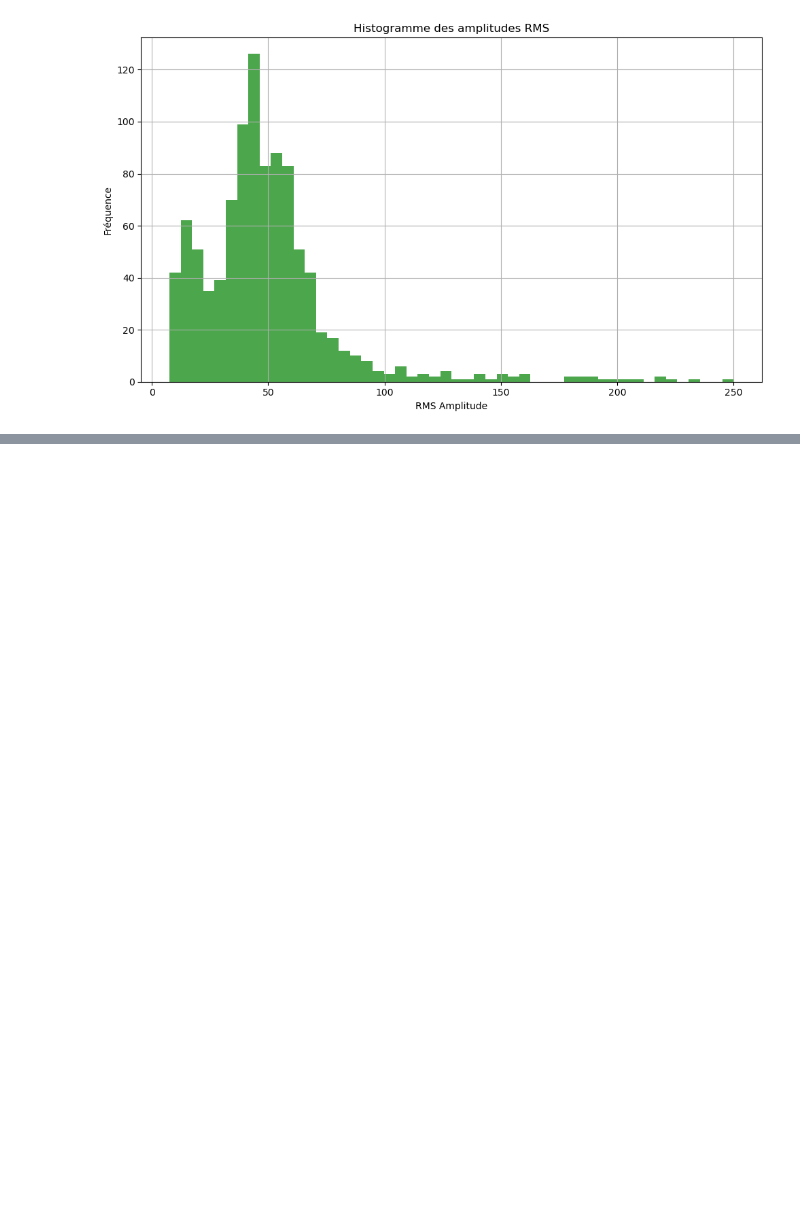
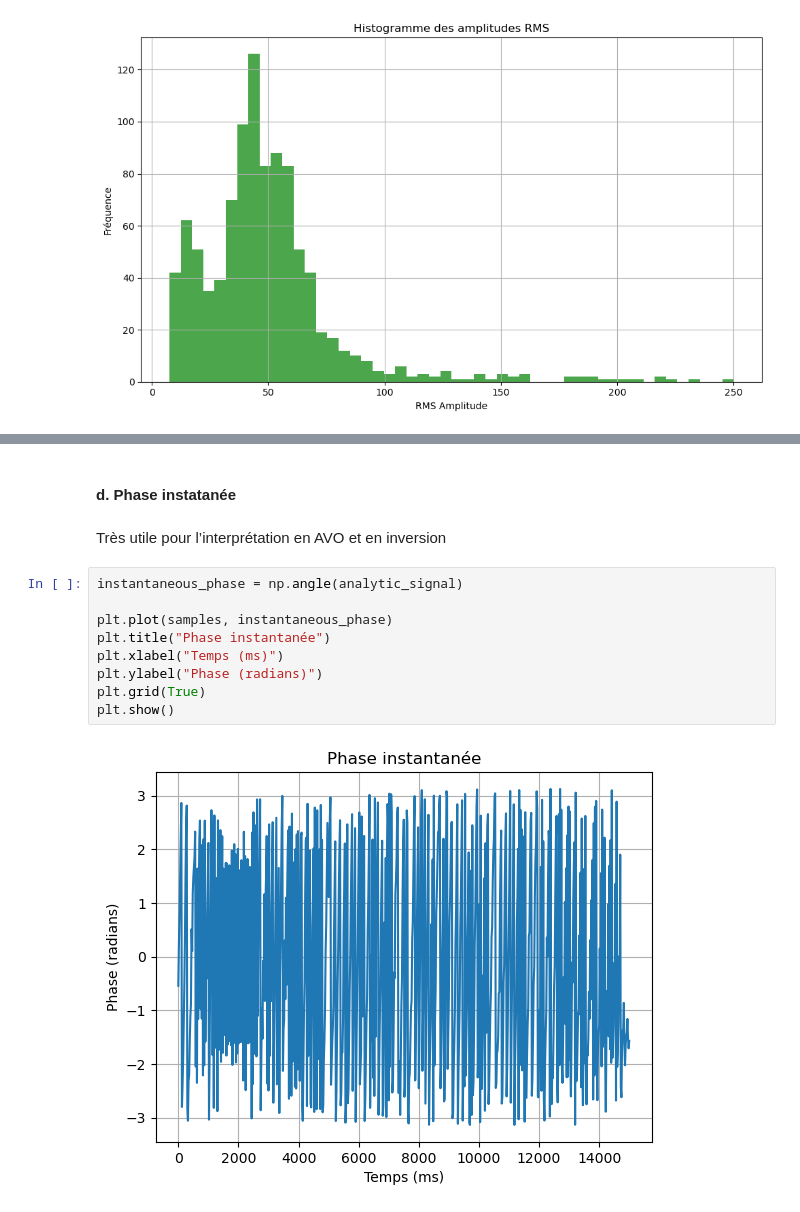
Before and after one commit to ipatriqIP/seam_project, a Jupyter notebook: notebooks/seismic_section_2d.ipynb, the cells around one changed output, grey strips where cells are left out. Cells and saved outputs as stored; diff of their text form; blank space fills up the shorter version.

```diff
--- a/notebooks/seismic_section_2d.ipynb
+++ b/notebooks/seismic_section_2d.ipynb
@@ -375,0 +449,15 @@ plt.show()
+# %% [markdown]
+#### d. Phase instatanée
+# %% [markdown]
+Très utile pour l’interprétation en AVO et en inversion
+# %%
+instantaneous_phase = np.angle(analytic_signal)
+
+plt.plot(samples, instantaneous_phase)
+plt.title("Phase instantanée")
+plt.xlabel("Temps (ms)")
+plt.ylabel("Phase (radians)")
+plt.grid(True)
+plt.show()
+# %% [output]
+[figure, added]
```
Also changed, not shown: parts of 35 cells of this notebook, 2 other files.
